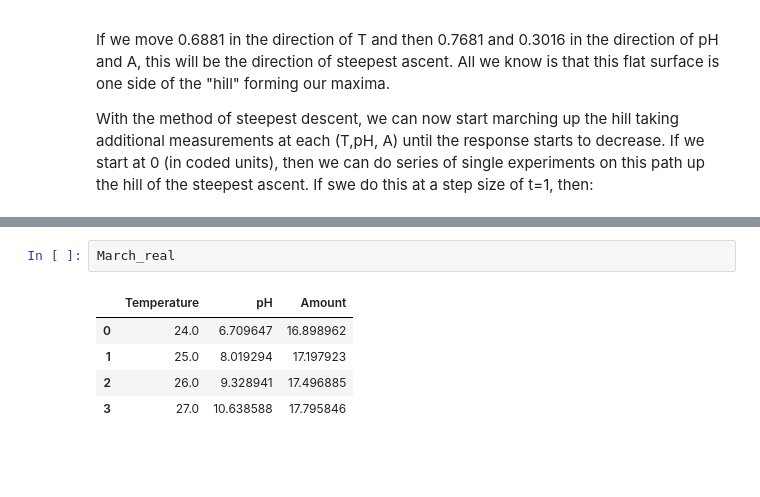
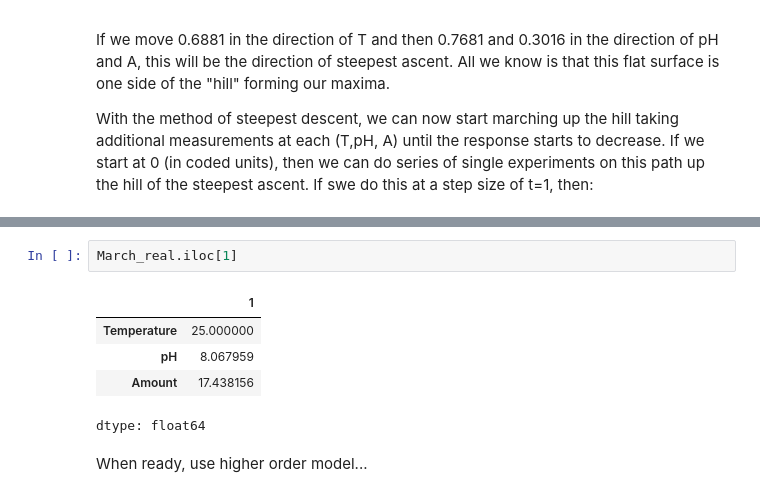
Before and after one commit to peterbmob/DHMVADoE, a Jupyter notebook: Excercises/resp.ipynb, the cells around one changed output, grey strips where cells are left out. Saved outputs shown, nothing was run; the diff lists cells and outputs as text; blank space fills up the shorter version.

```diff
--- a/Excercises/resp.ipynb
+++ b/Excercises/resp.ipynb
@@ -280,9 +318,11 @@ March['y_real'].sort_values(ascending=False)
 dtype: float64
 # %%
-March_real
+March_real.iloc[1]
 # %% [output]
-|  | Temperature | pH | Amount |
-| 0 | 24.0 | 6.709647 | 16.898962 |
-| 1 | 25.0 | 8.019294 | 17.197923 |
-| 2 | 26.0 | 9.328941 | 17.496885 |
-| 3 | 27.0 | 10.638588 | 17.795846 |
+|  | 1 |
+| Temperature | 25.000000 |
+| pH | 8.067959 |
+| Amount | 17.438156 |
+dtype: float64
+# %% [markdown]
+When ready, use higher order model...
```
Also changed, not shown: parts of 17 cells of this notebook.
